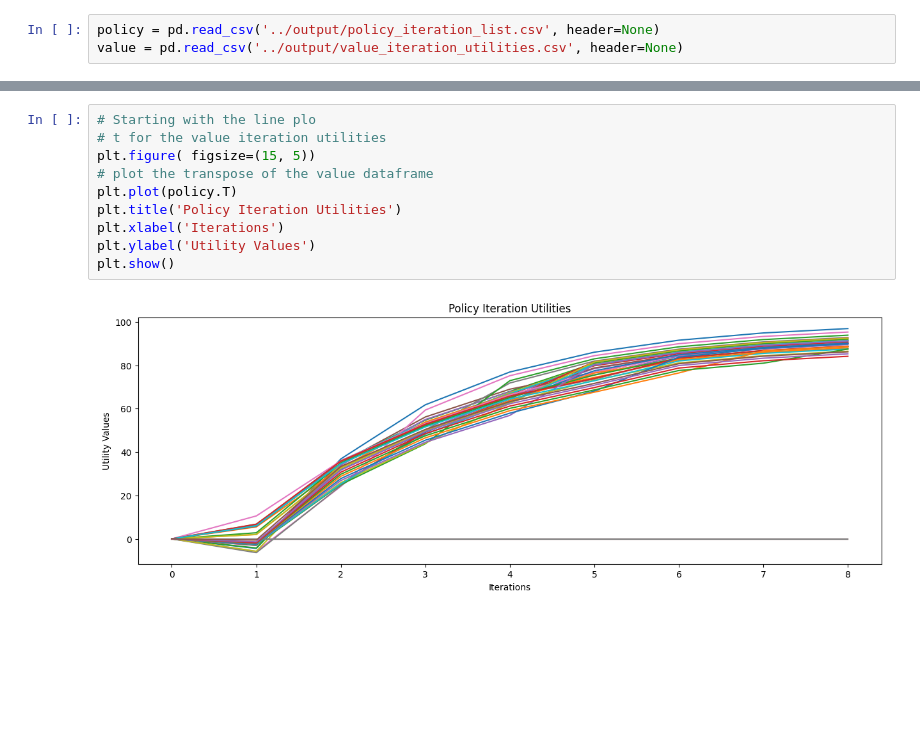
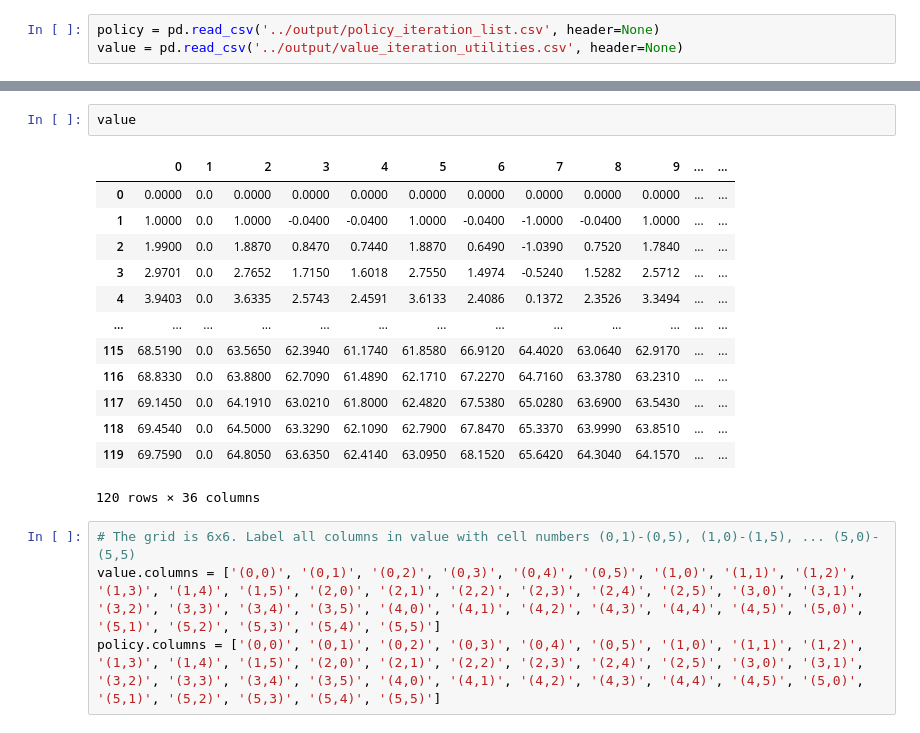
Before and after one commit to IngaleOmkar/CZ4046-Intelligent-Agents, a Jupyter notebook: visualisation/data_exploration.ipynb, the cells around one changed output, grey strips where cells are left out. Saved outputs shown, nothing was run; the diff lists cells and outputs as text; blank space fills up the shorter version.

```diff
--- a/visualisation/data_exploration.ipynb
+++ b/visualisation/data_exploration.ipynb
@@ -61,12 +12,20 @@ plt.show()
-# %%
-# Starting with the line plo
-# t for the value iteration utilities
-plt.figure( figsize=(15, 5))
-# plot the transpose of the value dataframe
-plt.plot(policy.T)
-plt.title('Policy Iteration Utilities')
-plt.xlabel('Iterations')
-plt.ylabel('Utility Values')
-plt.show()
-# %% [output]
-[figure, removed]
+# %%
+value
+# %% [output]
+|  | 0 | 1 | 2 | 3 | 4 | 5 | 6 | 7 | 8 | 9 | ... | ... |
+| 0 | 0.0000 | 0.0 | 0.0000 | 0.0000 | 0.0000 | 0.0000 | 0.0000 | 0.0000 | 0.0000 | 0.0000 | ... | ... |
+| 1 | 1.0000 | 0.0 | 1.0000 | -0.0400 | -0.0400 | 1.0000 | -0.0400 | -1.0000 | -0.0400 | 1.0000 | ... | ... |
+| 2 | 1.9900 | 0.0 | 1.8870 | 0.8470 | 0.7440 | 1.8870 | 0.6490 | -1.0390 | 0.7520 | 1.7840 | ... | ... |
+| 3 | 2.9701 | 0.0 | 2.7652 | 1.7150 | 1.6018 | 2.7550 | 1.4974 | -0.5240 | 1.5282 | 2.5712 | ... | ... |
+| 4 | 3.9403 | 0.0 | 3.6335 | 2.5743 | 2.4591 | 3.6133 | 2.4086 | 0.1372 | 2.3526 | 3.3494 | ... | ... |
+| ... | ... | ... | ... | ... | ... | ... | ... | ... | ... | ... | ... | ... |
+| 115 | 68.5190 | 0.0 | 63.5650 | 62.3940 | 61.1740 | 61.8580 | 66.9120 | 64.4020 | 63.0640 | 62.9170 | ... | ... |
+| 116 | 68.8330 | 0.0 | 63.8800 | 62.7090 | 61.4890 | 62.1710 | 67.2270 | 64.7160 | 63.3780 | 63.2310 | ... | ... |
+| 117 | 69.1450 | 0.0 | 64.1910 | 63.0210 | 61.8000 | 62.4820 | 67.5380 | 65.0280 | 63.6900 | 63.5430 | ... | ... |
+| 118 | 69.4540 | 0.0 | 64.5000 | 63.3290 | 62.1090 | 62.7900 | 67.8470 | 65.3370 | 63.9990 | 63.8510 | ... | ... |
+| 119 | 69.7590 | 0.0 | 64.8050 | 63.6350 | 62.4140 | 63.0950 | 68.1520 | 65.6420 | 64.3040 | 64.1570 | ... | ... |
+120 rows × 36 columns
+# %%
+# The grid is 6x6. Label all columns in value with cell numbers (0,1)-(0,5), (1,0)-(1,5), ... (5,0)-(5,5)
+value.columns = ['(0,0)', '(0,1)', '(0,2)', '(0,3)', '(0,4)', '(0,5)', '(1,0)', '(1,1)', '(1,2)', '(1,3)', '(1,4)', '(1,5)', '(2,0)', '(2,1)', '(2,2)', '(2,3)', '(2,4)', '(2,5)', '(3,0)', '(3,1)', '(3,2)', '(3,3)', '(3,4)', '(3,5)', '(4,0)', '(4,1)', '(4,2)', '(4,3)', '(4,4)', '(4,5)', '(5,0)', '(5,1)', '(5,2)', '(5,3)', '(5,4)', '(5,5)']
+policy.columns = ['(0,0)', '(0,1)', '(0,2)', '(0,3)', '(0,4)', '(0,5)', '(1,0)', '(1,1)', '(1,2)', '(1,3)', '(1,4)', '(1,5)', '(2,0)', '(2,1)', '(2,2)', '(2,3)', '(2,4)', '(2,5)', '(3,0)', '(3,1)', '(3,2)', '(3,3)', '(3,4)', '(3,5)', '(4,0)', '(4,1)', '(4,2)', '(4,3)', '(4,4)', '(4,5)', '(5,0)', '(5,1)', '(5,2)', '(5,3)', '(5,4)', '(5,5)']
```
Also changed, not shown: parts of 7 cells of this notebook, 10 other files.
